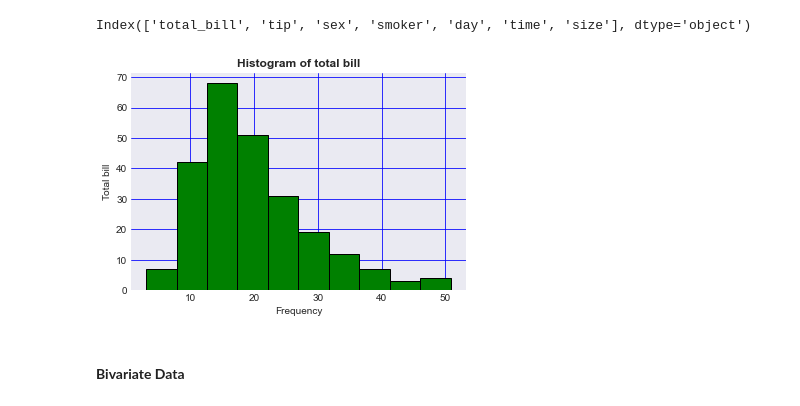
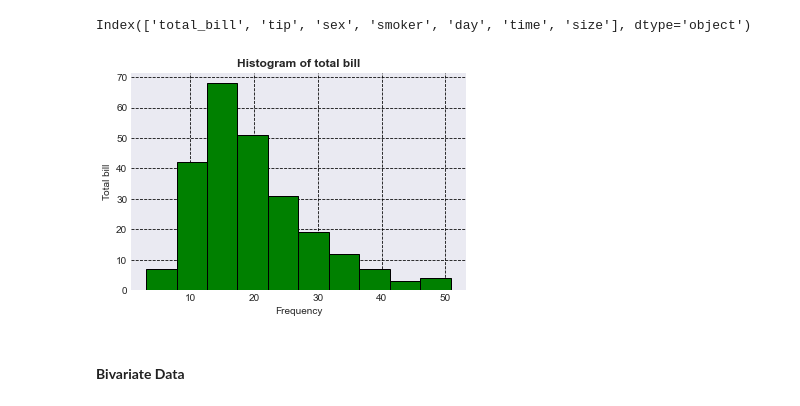
Before and after one commit to prakharjadaun/ML-Learn-With-Me, a Jupyter notebook: 06 - Introduction To Plotting.ipynb, the cells around one changed output. Saved outputs shown, nothing was run; the diff lists cells and outputs as text; code cells hidden in the pictures.

```diff
--- a/06 - Introduction To Plotting.ipynb
+++ b/06 - Introduction To Plotting.ipynb
@@ -234,16 +239,16 @@ Index(['total_bill', 'tip', 'sex', 'smoker', 'day', 'time', 'size'], dtype='obje
 # %%
 # let's create a histogram of total_bill
 x = tips['total_bill']
 # edgecolor colors the edges of the histograms with the specified color
 plt.hist(x,bins=10,edgecolor='black',color='green')       # function to plot a histogram
 # fontweight specifies the type of the font
 plt.title("Histogram of total bill",fontweight='bold')        # function to set the title for the plot
 plt.ylabel("Total bill")                    # function to set the label of y axis
 plt.xlabel("Frequency")                     # function to set the label of x axis
-plt.grid(linestyle='-',color='b')           # function to apply the grid lines
+plt.grid(linestyle='dashed',color='black')           # function to apply the grid lines
 plt.show()
 # %% [output]
-[figure, old version]
+[figure, new version]
 # %% [markdown]
 #### **Bivariate Data**
 # %% [markdown]
```
Also changed, not shown: parts of 23 cells of this notebook.
